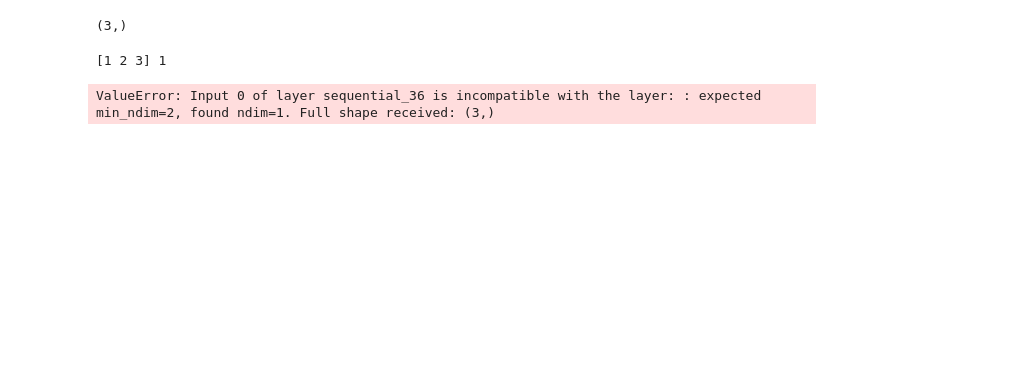
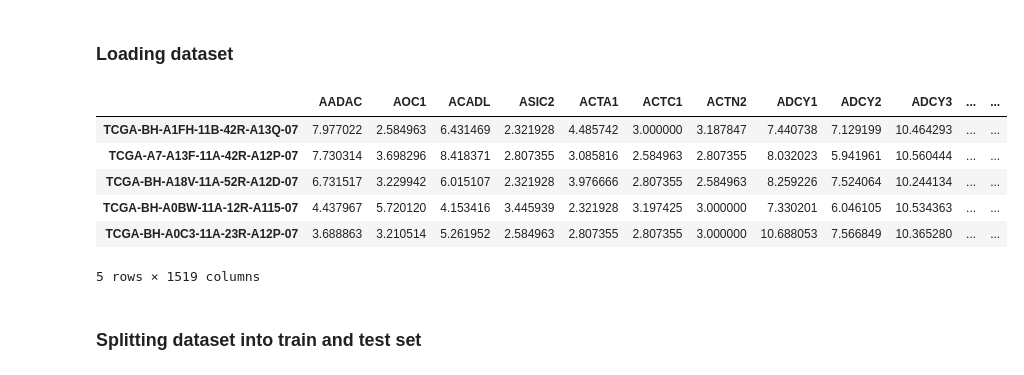
Before and after one commit to KaushalNaresh/Genomics, a Jupyter notebook: Source_Code(DNP).ipynb, the cells around one changed output. Cells and saved outputs as stored; diff of their text form; code cells hidden in the pictures; blank space fills up the shorter version.

```diff
--- a/Source_Code(DNP).ipynb
+++ b/Source_Code(DNP).ipynb
@@ -108,36 +0,0 @@ def build_a_subnetwork():
-# %%
-def getWeightsToTrain(model, k):
-
-    for i in range(k):
-        model.lay
-# tf.Variable(np.random.random(size=(1,)))
-a = np.array([[1, 2, 3], [3, 4, 5], [5, 6, 7]])
-a[0].shape
-# %% [output]
-(3,)
-# %%
-prev_wts = None
-
-def train_a_network(model, x, y, k):
-
-#     if prev_wts != None:
-
-    #K.set_value(model.optimizer.learning_rate, 0.001)  ##  initial value of learning rate
-    #model.compile(optimizer="Adagrad", loss="CategoricalCrossentropy", metrics=["mae", "acc"])
-    #model.fit(x, y)
-
-#     wts_to_train = getWeightsToTrain(model, k)
-
-    opt = tf.keras.optimizers.Adagrad(learning_rate=0.001)
-    loss_fn = lambda: tf.keras.losses.CategoricalCrossentropy(model(input), output)
-    var_list = lambda: model.trainable_weights
-
-    for input, output in zip(x,y):
-        print(input, output)
-        opt.minimize(loss_fn, var_list)
-
-model = build_a_subnetwork()
-train_a_network(model, np.array([[1, 2, 3], [3, 4, 5], [5, 6, 7]]), np.array([1, 2, 1]), 1)
-# %% [output]
-[1 2 3] 1
-ValueError: Input 0 of layer sequential_36 is incompatible with the layer: : expected min_ndim=2, found ndim=1. Full shape received: (3,)
@@ -153,0 +15,30 @@ def dnp():
+# %% [markdown]
+### Loading dataset
+# %%
+dmatrix = pd.read_csv('/tf/Classification/Data/BRCA/VII_Sem_Data/dm_red.csv',index_col=0)
+dframe = pd.read_csv('/tf/Classification/Data/BRCA/VII_Sem_Data/df_red.csv',index_col=0)
+
+dmatrix = dmatrix.transpose().astype('float64')
+
+dframe.set_index("barcode", inplace=True)
+dframe = dframe.loc[dmatrix.index]
+dframe.loc[dframe["subtype_PAM50.mRNA"].isna(), "subtype_PAM50.mRNA"] = "No Cancer"
+dframe["pam50"], mapping = pd.factorize(dframe["subtype_PAM50.mRNA"])
+coded_categories = np.unique(dframe["pam50"])
+mapping_dict = {}
+count = 0
+for i in mapping:
+    mapping_dict[i] = count
+    count += 1
+
+dmatrix.head()
+# %% [output]
+|  | AADAC | AOC1 | ACADL | ASIC2 | ACTA1 | ACTC1 | ACTN2 | ADCY1 | ADCY2 | ADCY3 | ... | ... |
+| TCGA-BH-A1FH-11B-42R-A13Q-07 | 7.977022 | 2.584963 | 6.431469 | 2.321928 | 4.485742 | 3.000000 | 3.187847 | 7.440738 | 7.129199 | 10.464293 | ... | ... |
+| TCGA-A7-A13F-11A-42R-A12P-07 | 7.730314 | 3.698296 | 8.418371 | 2.807355 | 3.085816 | 2.584963 | 2.807355 | 8.032023 | 5.941961 | 10.560444 | ... | ... |
+| TCGA-BH-A18V-11A-52R-A12D-07 | 6.731517 | 3.229942 | 6.015107 | 2.321928 | 3.976666 | 2.807355 | 2.584963 | 8.259226 | 7.524064 | 10.244134 | ... | ... |
+| TCGA-BH-A0BW-11A-12R-A115-07 | 4.437967 | 5.720120 | 4.153416 | 3.445939 | 2.321928 | 3.197425 | 3.000000 | 7.330201 | 6.046105 | 10.534363 | ... | ... |
+| TCGA-BH-A0C3-11A-23R-A12P-07 | 3.688863 | 3.210514 | 5.261952 | 2.584963 | 2.807355 | 2.807355 | 3.000000 | 10.688053 | 7.566849 | 10.365280 | ... | ... |
+5 rows × 1519 columns
+# %% [markdown]
+### Splitting dataset into train and test set
```
Also changed, not shown: parts of 50 cells of this notebook.
